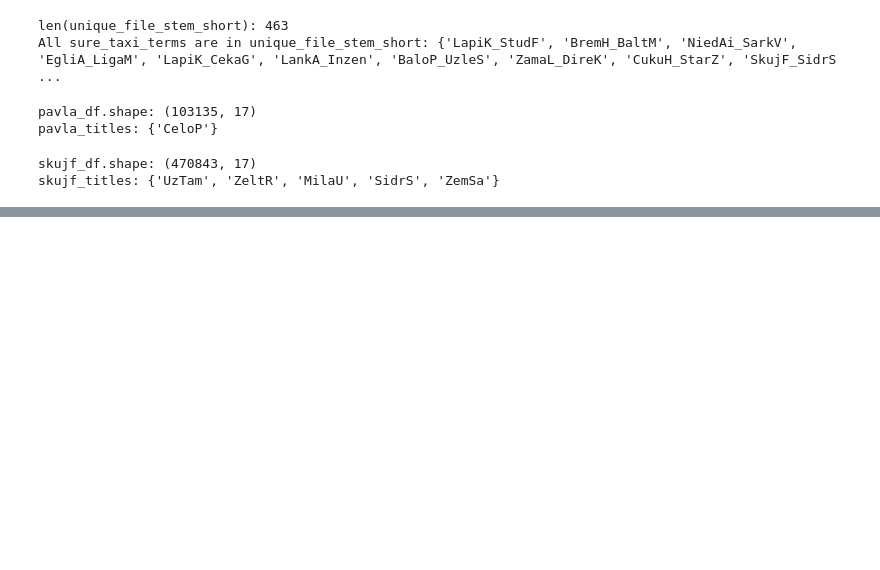
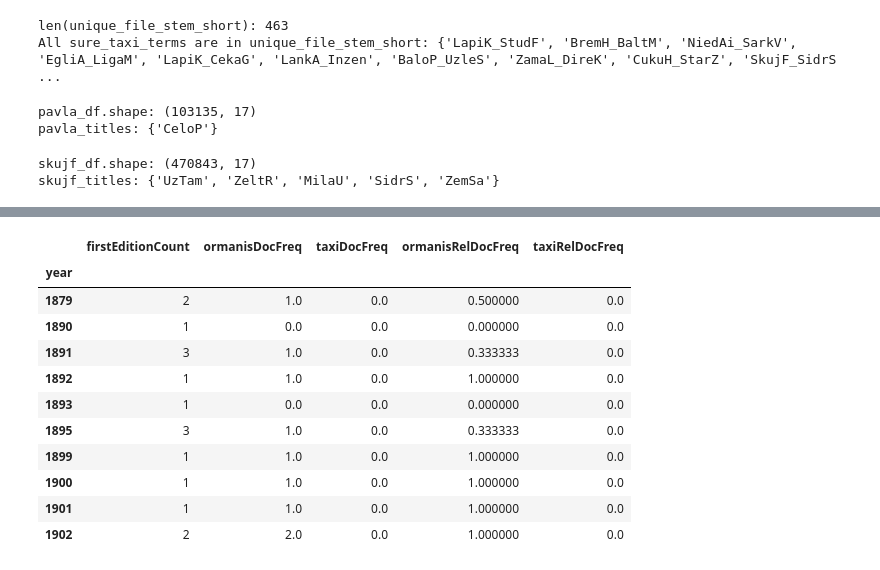
Before and after one commit to ValRCS/lnb_transports, a Jupyter notebook: notebooks/visualize_taksis_ormanis.ipynb, the cells around one changed output, grey strips where cells are left out. Cells and saved outputs as stored; diff of their text form; code cells hidden in the pictures; blank space fills up the shorter version.

Commit message:
added ormanis versus taxi relative plot

```diff
--- a/notebooks/visualize_taksis_ormanis.ipynb
+++ b/notebooks/visualize_taksis_ormanis.ipynb
@@ -309,0 +448,7 @@ skujf_titles: {'UzTam', 'ZeltR', 'MilaU', 'SidrS', 'ZemSa'}
+# %%
+# now let's get taxi_over_years
+# we will  group by short_title_stem then get first for firstEdition column
+taxi_grouped = full_taxi_df.groupby('file_stem_short')['firstEdition'].first()
+taxi_over_years = taxi_grouped.value_counts().sort_index()
+# show the first 10
+taxi_over_years.head(10)
@@ -309,0 +468,9 @@ skujf_titles: {'UzTam', 'ZeltR', 'MilaU', 'SidrS', 'ZemSa'}
+# %%
+# now let's add ormanis_over_years and taxi_over_years to the first_edition_over_years_df
+# first convert to dataframe
+ormanis_over_years_df = ormanis_over_years.to_frame()
+# index should be called year
+ormanis_over_years_df.index.name = 'year'
+ormanis_over_years_df.columns = ['ormanisDocFreq']
+# show
+ormanis_over_years_df.head(10)
@@ -309,0 +490,8 @@ skujf_titles: {'UzTam', 'ZeltR', 'MilaU', 'SidrS', 'ZemSa'}
+# %%
+# now let's create taxi_over_years_df
+taxi_over_years_df = taxi_over_years.to_frame()
+# index should be called year
+taxi_over_years_df.index.name = 'year'
+taxi_over_years_df.columns = ['taxiDocFreq']
+# show
+taxi_over_years_df.head(10)
@@ -309,0 +511,13 @@ skujf_titles: {'UzTam', 'ZeltR', 'MilaU', 'SidrS', 'ZemSa'}
+# %%
+# now let's add these two dataframes to the first_edition_over_years_df
+# if no year is present in the index then add 0
+# first add ormanis_over_years_df to first_edition_over_years_df
+first_edition_over_years_df = first_edition_over_years_df.join(ormanis_over_years_df, how='left')
+# fillna with 0
+first_edition_over_years_df.fillna(0, inplace=True)
+# now add taxi_over_years_df to first_edition_over_years_df
+first_edition_over_years_df = first_edition_over_years_df.join(taxi_over_years_df, how='left')
+# fillna with 0
+first_edition_over_years_df.fillna(0, inplace=True)
+# show the first 10
+first_edition_over_years_df.head(10)
@@ -309,0 +537,19 @@ skujf_titles: {'UzTam', 'ZeltR', 'MilaU', 'SidrS', 'ZemSa'}
+# %%
+# let's calculate relative frequencies for ormanis and taxi
+first_edition_over_years_df["ormanisRelDocFreq"] = first_edition_over_years_df["ormanisDocFreq"] / first_edition_over_years_df["firstEditionCount"]
+first_edition_over_years_df["taxiRelDocFreq"] = first_edition_over_years_df["taxiDocFreq"] / first_edition_over_years_df["firstEditionCount"]
+# show the first 10
+first_edition_over_years_df.head(10)
+# %% [output]
+|  | firstEditionCount | ormanisDocFreq | taxiDocFreq | ormanisRelDocFreq | taxiRelDocFreq |
+| year |  |  |  |  |  |
+| 1879 | 2 | 1.0 | 0.0 | 0.500000 | 0.0 |
+| 1890 | 1 | 0.0 | 0.0 | 0.000000 | 0.0 |
+| 1891 | 3 | 1.0 | 0.0 | 0.333333 | 0.0 |
+| 1892 | 1 | 1.0 | 0.0 | 1.000000 | 0.0 |
+| 1893 | 1 | 0.0 | 0.0 | 0.000000 | 0.0 |
+| 1895 | 3 | 1.0 | 0.0 | 0.333333 | 0.0 |
+| 1899 | 1 | 1.0 | 0.0 | 1.000000 | 0.0 |
+| 1900 | 1 | 1.0 | 0.0 | 1.000000 | 0.0 |
+| 1901 | 1 | 1.0 | 0.0 | 1.000000 | 0.0 |
+| 1902 | 2 | 2.0 | 0.0 | 1.000000 | 0.0 |
```
Also changed, not shown: parts of 27 cells of this notebook, 1 other file.
